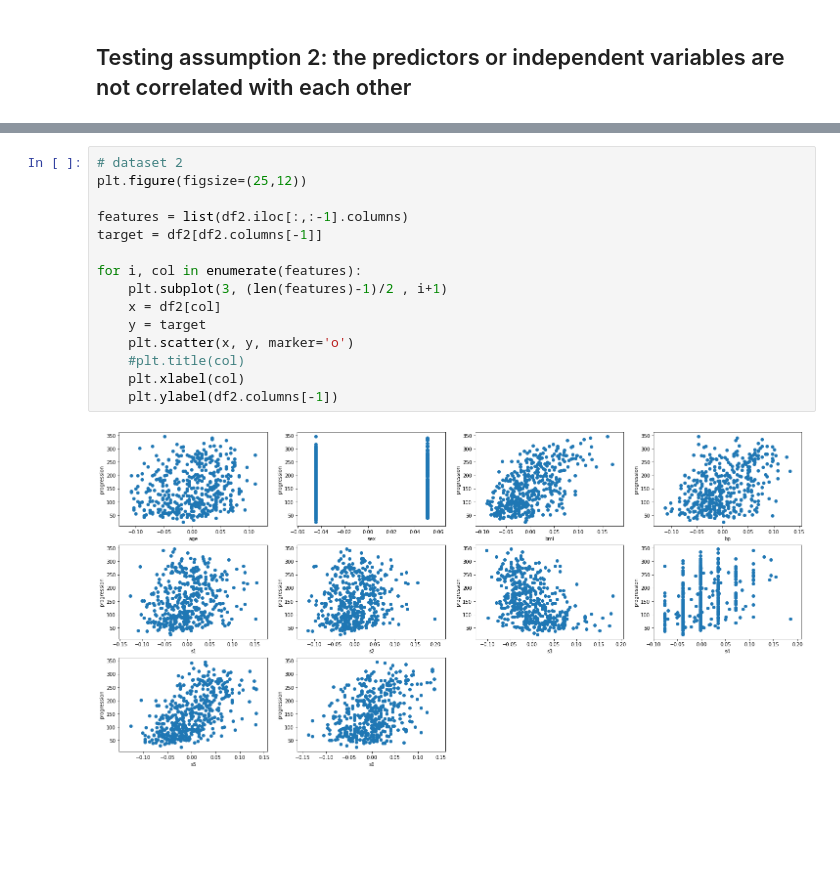
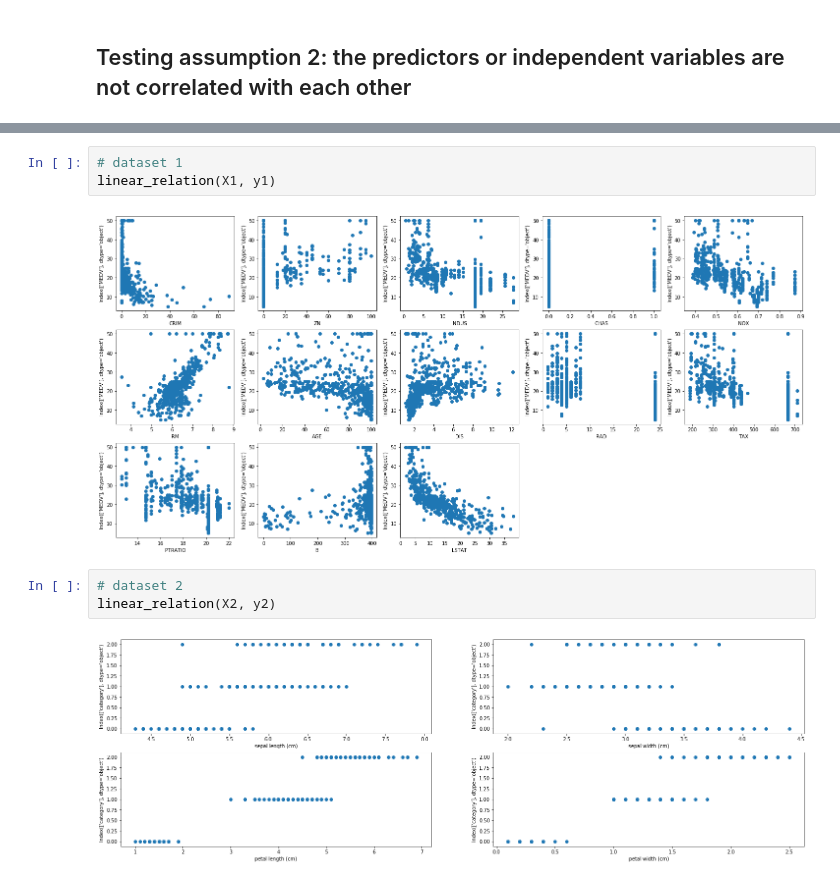
Before and after one commit to data-science-and-stuff/all-about-linear-regression, a Jupyter notebook: main.ipynb, the cells around one changed output, grey strips where cells are left out. Drawn from its saved outputs; the diff is of its cells as text; blank space fills up the shorter version.

```diff
--- a/main.ipynb
+++ b/main.ipynb
@@ -149,17 +99,10 @@ for i, col in enumerate(features):
-# %%
-# dataset 2
-plt.figure(figsize=(25,12))
-
-features = list(df2.iloc[:,:-1].columns)
-target = df2[df2.columns[-1]]
-
-for i, col in enumerate(features):
-    plt.subplot(3, (len(features)-1)/2 , i+1)
-    x = df2[col]
-    y = target
-    plt.scatter(x, y, marker='o')
-    #plt.title(col)
-    plt.xlabel(col)
-    plt.ylabel(df2.columns[-1])
-# %% [output]
-[figure, removed]
+# %%
+# dataset 1
+linear_relation(X1, y1)
+# %% [output]
+[figure, added]
+# %%
+# dataset 2
+linear_relation(X2, y2)
+# %% [output]
+[figure, added]
```
Also changed, not shown: parts of 21 cells of this notebook, 3 other files.
